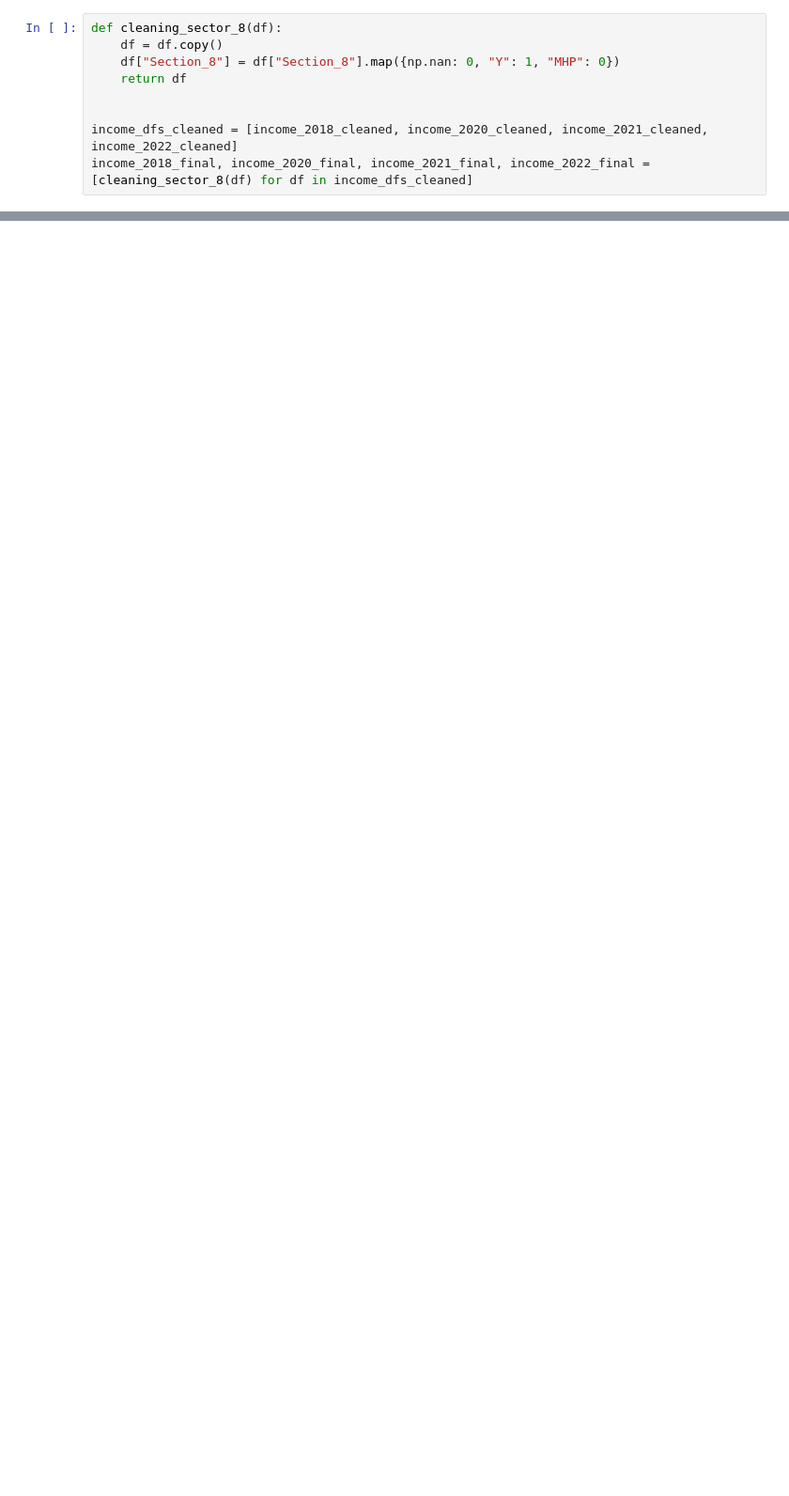
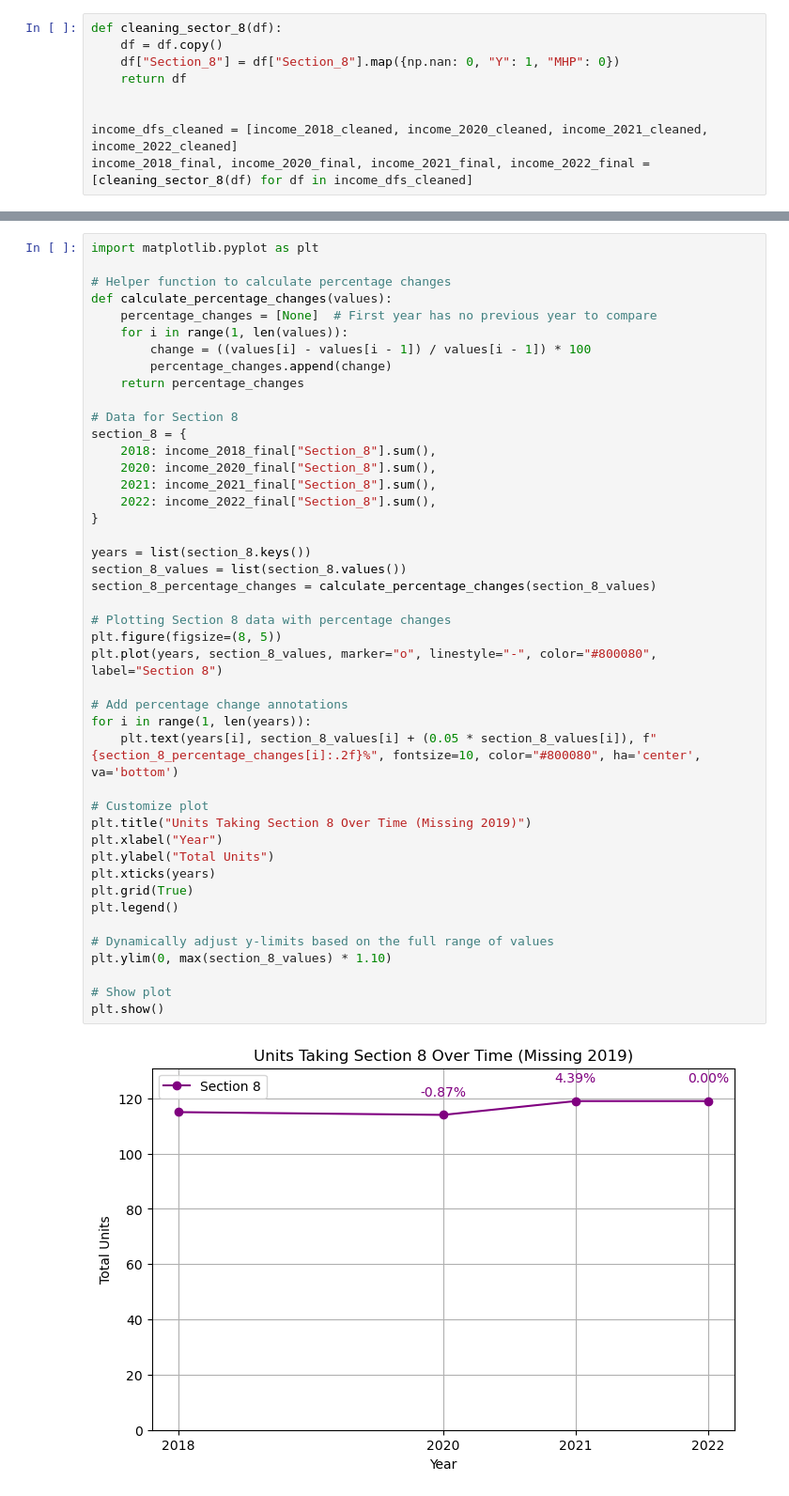
Before and after one commit to BU-Spark/ds-bcc-tania-fernandes-d7, a Jupyter notebook: fa24-team-b/housing/notebooks/income_restricted_housing/income_restricted_housing.ipynb, the cells around one changed output, grey strips where cells are left out. Shown: that part at 94% size. Cells and saved outputs as stored; diff of their text form; blank space fills up the shorter version.

```diff
--- a/fa24-team-b/housing/notebooks/income_restricted_housing/income_restricted_housing.ipynb
+++ b/fa24-team-b/housing/notebooks/income_restricted_housing/income_restricted_housing.ipynb
@@ -171,0 +337,46 @@ plt.show()
+# %%
+import matplotlib.pyplot as plt
+
+# Helper function to calculate percentage changes
+def calculate_percentage_changes(values):
+    percentage_changes = [None]  # First year has no previous year to compare
+    for i in range(1, len(values)):
+        change = ((values[i] - values[i - 1]) / values[i - 1]) * 100
+        percentage_changes.append(change)
+    return percentage_changes
+
+# Data for Section 8
+section_8 = {
+    2018: income_2018_final["Section_8"].sum(),
+    2020: income_2020_final["Section_8"].sum(),
+    2021: income_2021_final["Section_8"].sum(),
+    2022: income_2022_final["Section_8"].sum(),
+}
+
+years = list(section_8.keys())
+section_8_values = list(section_8.values())
+section_8_percentage_changes = calculate_percentage_changes(section_8_values)
+
+# Plotting Section 8 data with percentage changes
+plt.figure(figsize=(8, 5))
+plt.plot(years, section_8_values, marker="o", linestyle="-", color="#800080", label="Section 8")
+
+# Add percentage change annotations
+for i in range(1, len(years)):
+    plt.text(years[i], section_8_values[i] + (0.05 * section_8_values[i]), f"{section_8_percentage_changes[i]:.2f}%", fontsize=10, color="#800080", ha='center', va='bottom')
+
+# Customize plot
+plt.title("Units Taking Section 8 Over Time (Missing 2019)")
+plt.xlabel("Year")
+plt.ylabel("Total Units")
+plt.xticks(years)
+plt.grid(True)
+plt.legend()
+
+# Dynamically adjust y-limits based on the full range of values
+plt.ylim(0, max(section_8_values) * 1.10)
+
+# Show plot
+plt.show()
+# %% [output]
+[figure, added]
```
Also changed, not shown: parts of 12 cells of this notebook.
